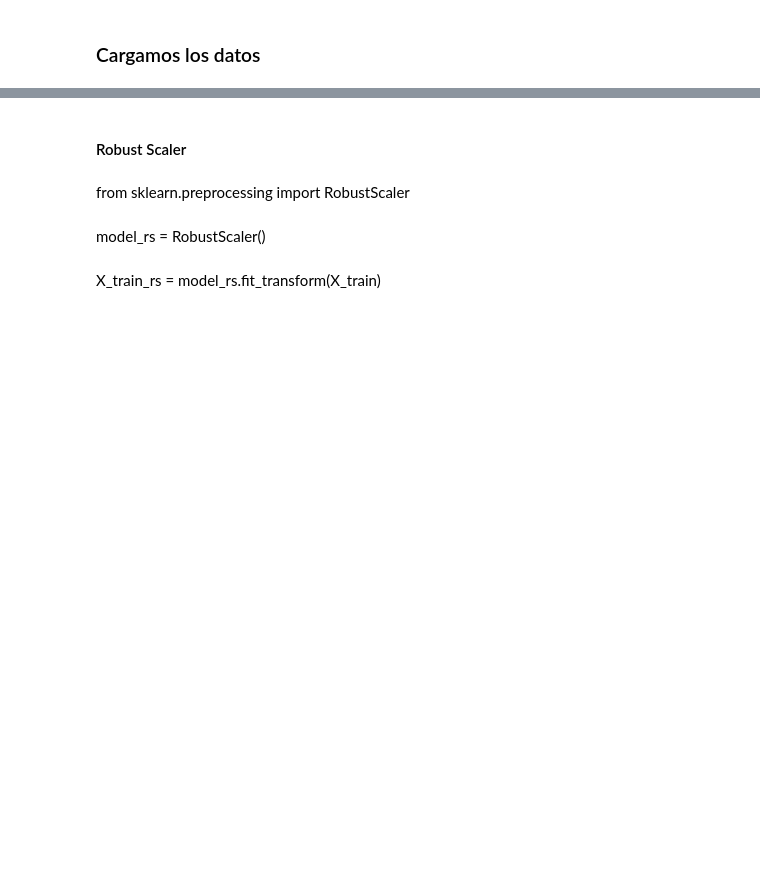
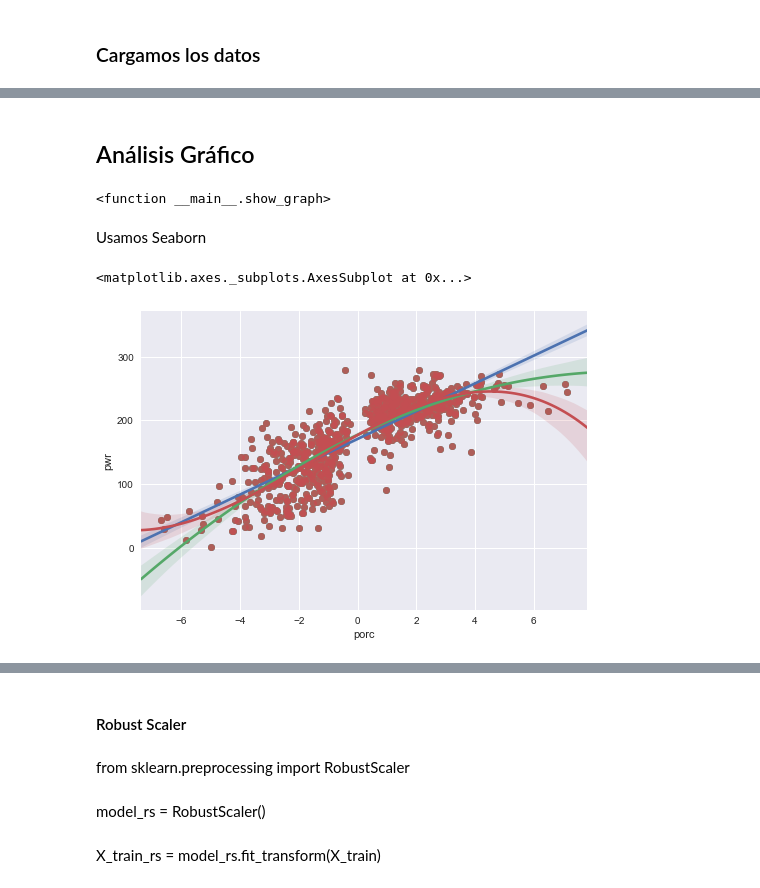
Before and after one commit to davidchepe/IM_KS, a Jupyter notebook: Machine Learning/Warm-Start simulación.ipynb, the cells around one changed output, grey strips where cells are left out. Drawn from its saved outputs; the diff is of its cells as text; code cells hidden in the pictures; blank space fills up the shorter version.

```diff
--- a/Machine Learning/Warm-Start simulación.ipynb
+++ b/Machine Learning/Warm-Start simulación.ipynb
@@ -62,0 +67,60 @@ df.head()
+# %% [markdown]
+## Análisis Gráfico
+# %%
+def show_graph(cda,por,wind):
+
+    V = np.arange(0,60,0.5)
+
+    ro = 1.2
+    #cda = 0.3
+    cr = 0.0033
+    m = 90
+    g = 9.81
+    s = mt.sin(mt.atan(por/100))
+
+    Pa = ro/2*cda*((V/3.6)+(wind/3.6))**2*(V/3.6)
+    Pr = (cr)*m*g*(V/3.6)
+    Pg = (s)*m*g*(V/3.6)
+    Pt = Pa + Pr + Pg
+
+    trace0 = go.Scatter(
+        x=V,
+        y=Pa,
+        mode='lines',
+        name='Pot_aerodinamica'
+    )
+
+    trace1 = go.Scatter(
+        x=V,
+        y=Pr,
+        mode='lines',
+        name='Pot_rozamiento'
+    )
+
+    trace2 = go.Scatter(
+        x=V,
+        y=Pg,
+        mode='lines',
+        name='Pot_pendinte'
+    )
+
+    trace3 = go.Scatter(
+
+        x=V,
+        y=Pt,
+        mode='lines',
+        name='Pot_total'
+    )
+
+    layout = go.Layout(title='Simulador de potencia')
+
+    data = [trace0, trace1, trace2, trace3]
+
+    fig = dict(data=data, layout=layout)
+
+    py.offline.iplot(fig)
+widgets.interact(show_graph, cda=(0.1,0.5,0.05), por=(-10,10,0.5), wind=(-15,15,1))
+# %% [output]
+<function __main__.show_graph>
+# %% [markdown]
+Usamos Seaborn
@@ -62,0 +129,8 @@ df.head()
+# %%
+sns.regplot(x = 'porc', y = 'pwr', data=pd.DataFrame(df[['porc','pwr']]),order=1)
+sns.regplot(x = 'porc', y = 'pwr', data=pd.DataFrame(df[['porc','pwr']]),order=2)
+sns.regplot(x = 'porc', y = 'pwr', data=pd.DataFrame(df[['porc','pwr']]),order=3)
+#sns.regplot(x = 'porc', y = 'pwr', data=pd.DataFrame(df[['porc','pwr']]),robust=True)
+# %% [output]
+<matplotlib.axes._subplots.AxesSubplot at 0x...>
+[figure, added]
```
Also changed, not shown: parts of 28 cells of this notebook, 1 other file.
